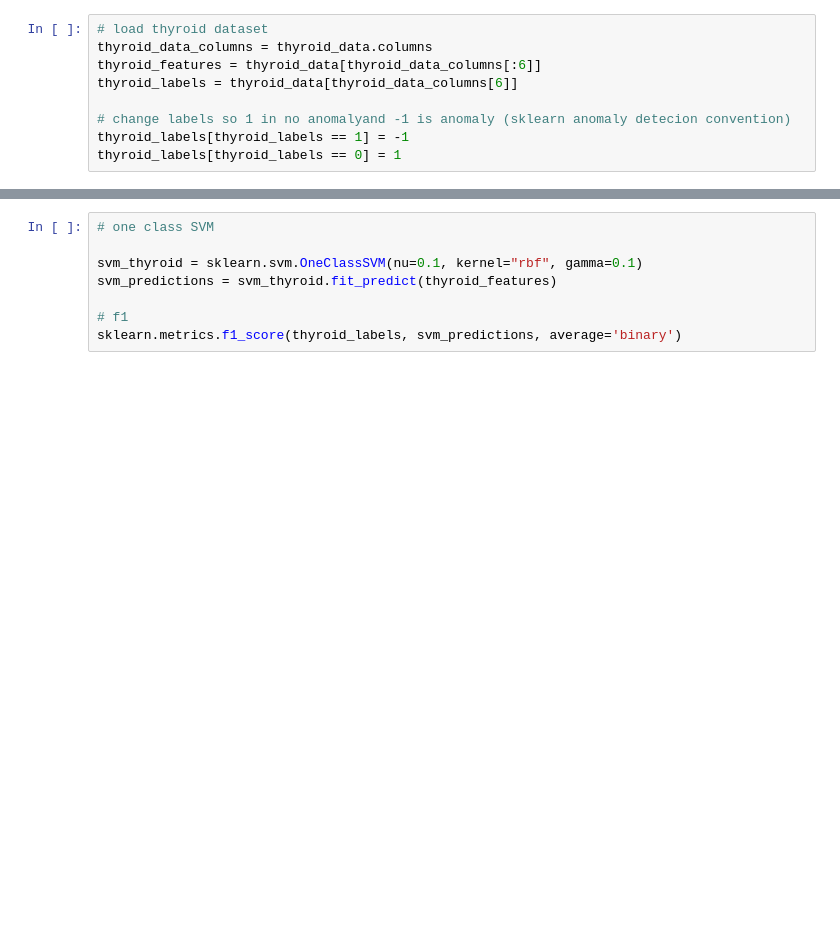
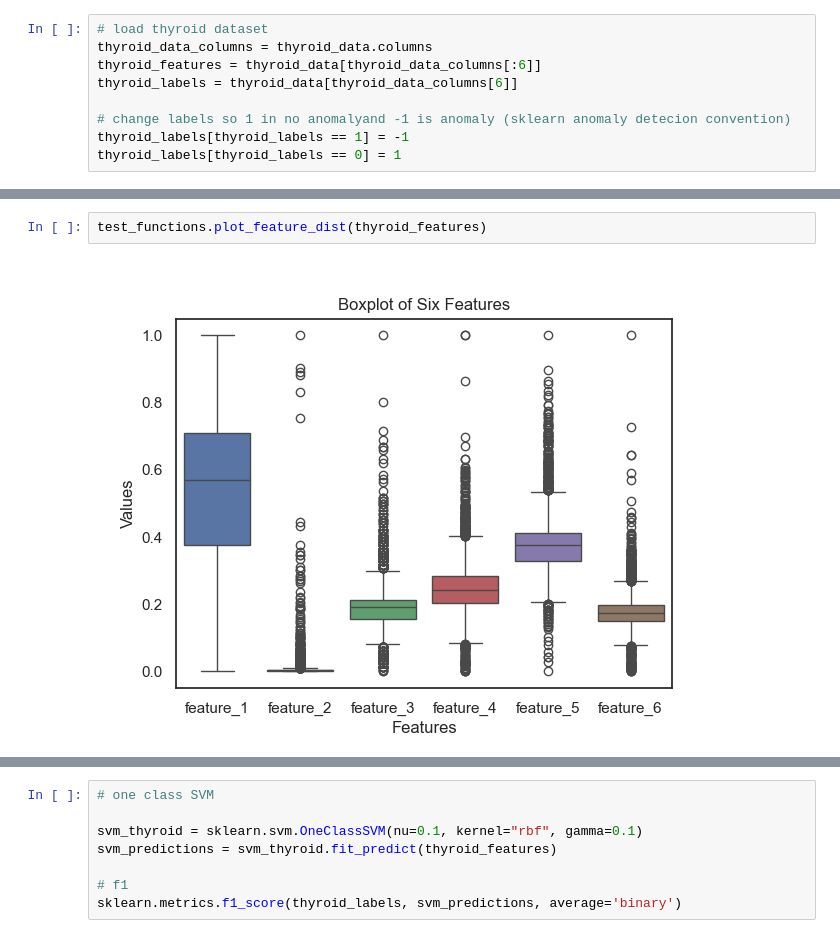
Before and after one commit to kubiakm/ZUM, a Jupyter notebook: sklearn_tests.ipynb, the cells around one changed output, grey strips where cells are left out. Saved outputs shown, nothing was run; the diff lists cells and outputs as text; blank space fills up the shorter version.

```diff
--- a/sklearn_tests.ipynb
+++ b/sklearn_tests.ipynb
@@ -65,0 +43,4 @@ plt.show()
+# %%
+test_functions.plot_feature_dist(thyroid_features)
+# %% [output]
+[figure, added]
```
Also changed, not shown: parts of 15 cells of this notebook, 5 other files.
